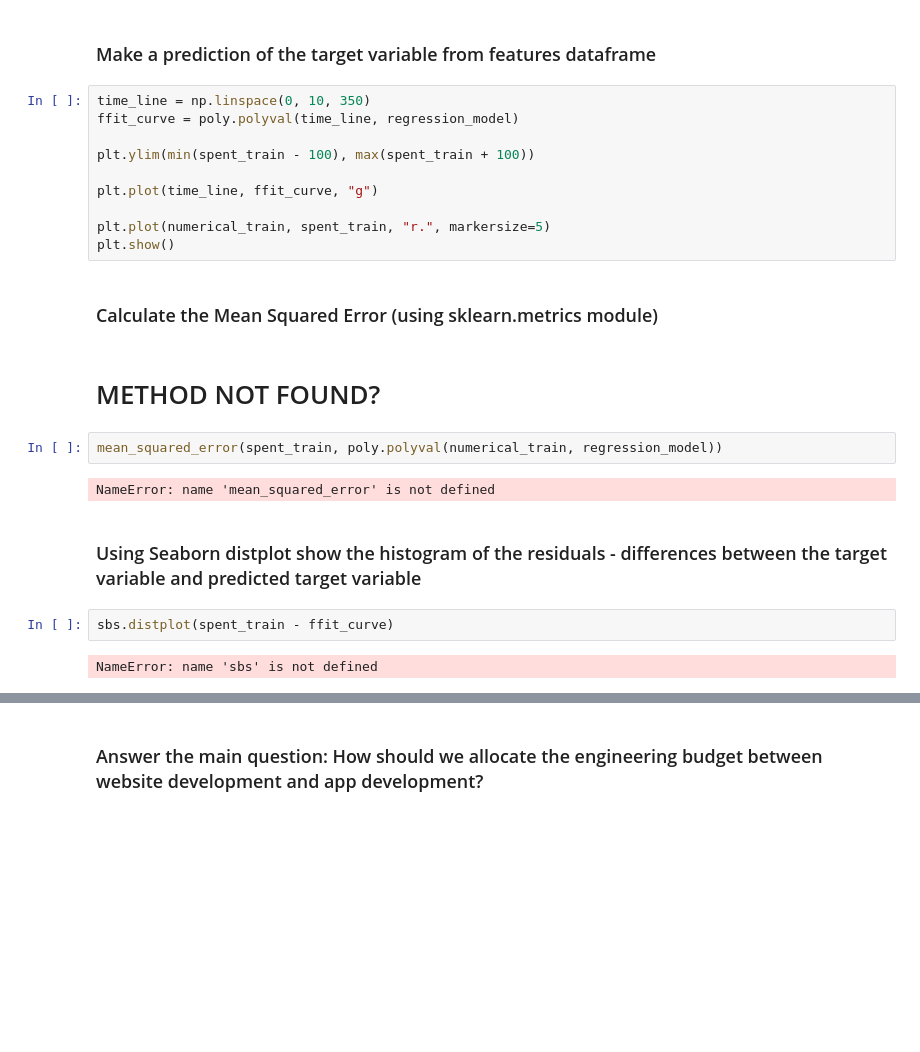
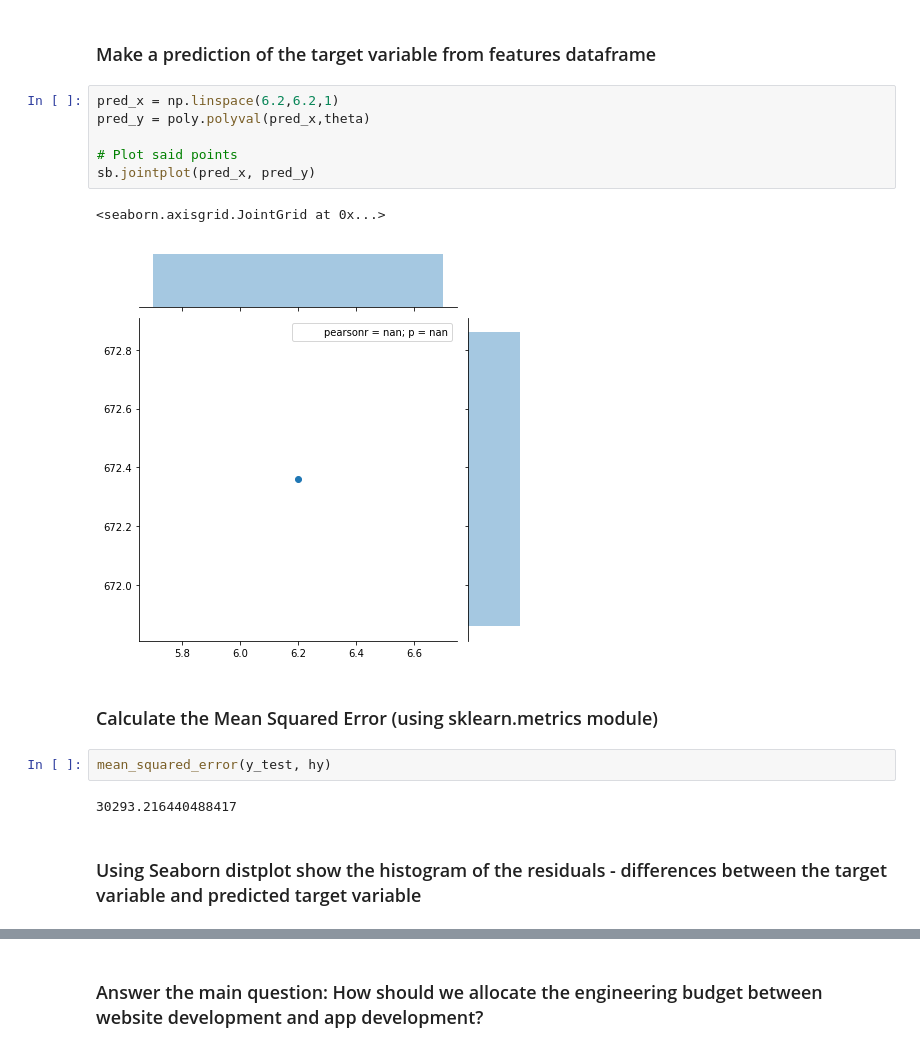
Before and after one commit to GeorgeCloud/data-science, a Jupyter notebook: regression.ipynb, the cells around one changed output, grey strips where cells are left out. Saved outputs shown, nothing was run; the diff lists cells and outputs as text; blank space fills up the shorter version.

```diff
--- a/regression.ipynb
+++ b/regression.ipynb
@@ -105,26 +130,19 @@ NameError: name 'model' is not defined
 # %% [markdown]
 ### Make a prediction of the target variable from features dataframe
-# %%
-time_line = np.linspace(0, 10, 350)
-ffit_curve = poly.polyval(time_line, regression_model)
-
-plt.ylim(min(spent_train - 100), max(spent_train + 100))
-
-plt.plot(time_line, ffit_curve, "g")
-
-plt.plot(numerical_train, spent_train, "r.", markersize=5)
-plt.show()
+# %%
+pred_x = np.linspace(6.2,6.2,1)
+pred_y = poly.polyval(pred_x,theta)
+
+# Plot said points
+sb.jointplot(pred_x, pred_y)
+# %% [output]
+<seaborn.axisgrid.JointGrid at 0x...>
+[figure, added]
 # %% [markdown]
 ### Calculate the Mean Squared Error (using sklearn.metrics module)
-# %% [markdown]
-# METHOD NOT FOUND?
-# %%
-mean_squared_error(spent_train, poly.polyval(numerical_train, regression_model))
-# %% [output]
-NameError: name 'mean_squared_error' is not defined
+# %%
+mean_squared_error(y_test, hy)
+# %% [output]
+30293.216440488417
 # %% [markdown]
 ### Using Seaborn distplot show the histogram of the residuals - differences between the target variable and predicted target variable
-# %%
-sbs.distplot(spent_train - ffit_curve)
-# %% [output]
-NameError: name 'sbs' is not defined
```
Also changed, not shown: parts of 7 cells of this notebook.
